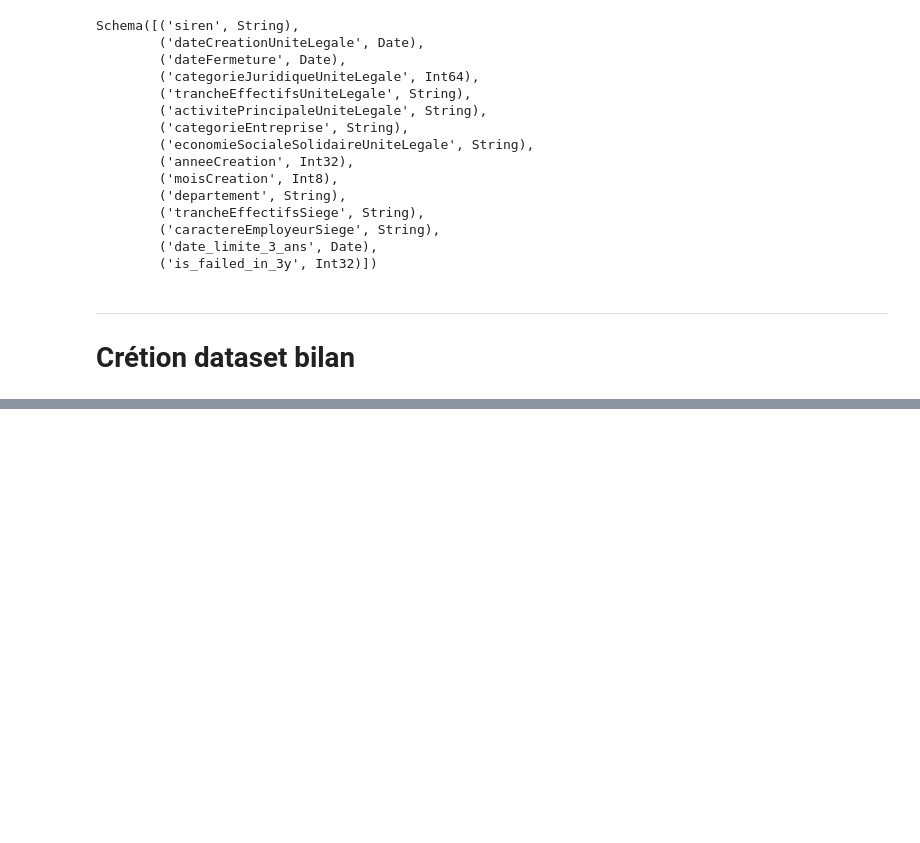
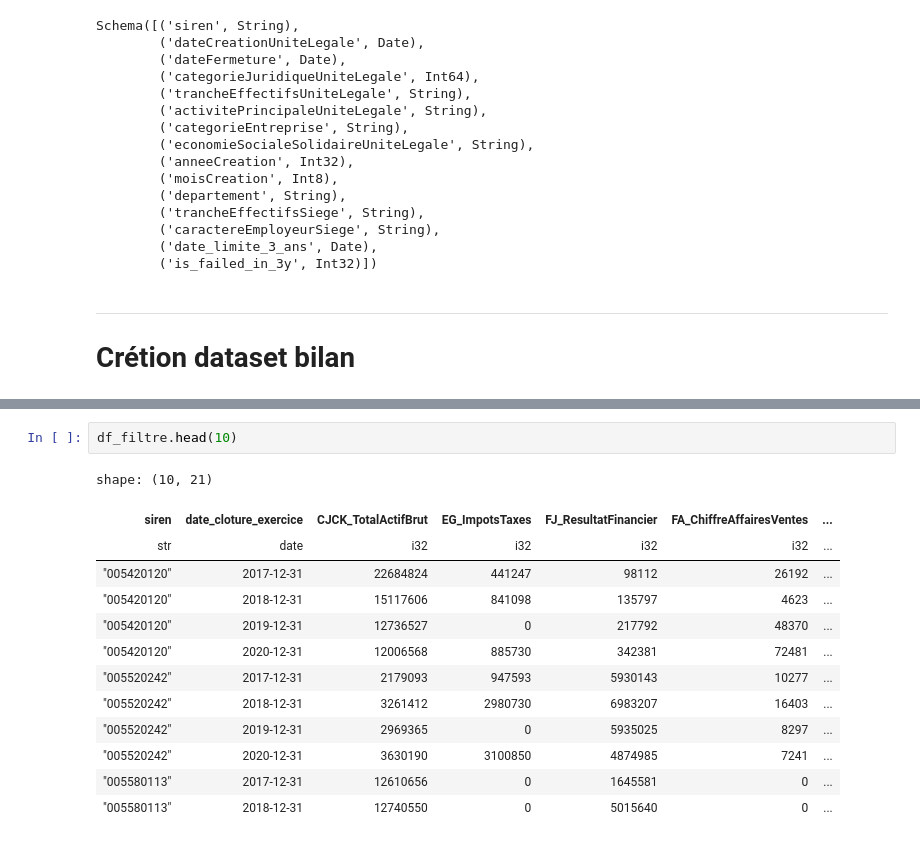
Before and after one commit to ugozchi/AS_Supervised_Learning, a Jupyter notebook: Notebooks/00_Sandbox.ipynb, the cells around one changed output, grey strips where cells are left out. Drawn from its saved outputs; the diff is of its cells as text; blank space fills up the shorter version.

```diff
--- a/Notebooks/00_Sandbox.ipynb
+++ b/Notebooks/00_Sandbox.ipynb
@@ -319,0 +616,16 @@ Schema([('siren', String),
+# %%
+df_filtre.head(10)
+# %% [output]
+shape: (10, 21)
+| siren | date_cloture_exercice | CJCK_TotalActifBrut | EG_ImpotsTaxes | FJ_ResultatFinancier | FA_ChiffreAffairesVentes | ... |
+| str | date | i32 | i32 | i32 | i32 | ... |
+| "005420120" | 2017-12-31 | 22684824 | 441247 | 98112 | 26192 | ... |
+| "005420120" | 2018-12-31 | 15117606 | 841098 | 135797 | 4623 | ... |
+| "005420120" | 2019-12-31 | 12736527 | 0 | 217792 | 48370 | ... |
+| "005420120" | 2020-12-31 | 12006568 | 885730 | 342381 | 72481 | ... |
+| "005520242" | 2017-12-31 | 2179093 | 947593 | 5930143 | 10277 | ... |
+| "005520242" | 2018-12-31 | 3261412 | 2980730 | 6983207 | 16403 | ... |
+| "005520242" | 2019-12-31 | 2969365 | 0 | 5935025 | 8297 | ... |
+| "005520242" | 2020-12-31 | 3630190 | 3100850 | 4874985 | 7241 | ... |
+| "005580113" | 2017-12-31 | 12610656 | 0 | 1645581 | 0 | ... |
+| "005580113" | 2018-12-31 | 12740550 | 0 | 5015640 | 0 | ... |
```
Also changed, not shown: parts of 7 cells of this notebook, 2 other files.
